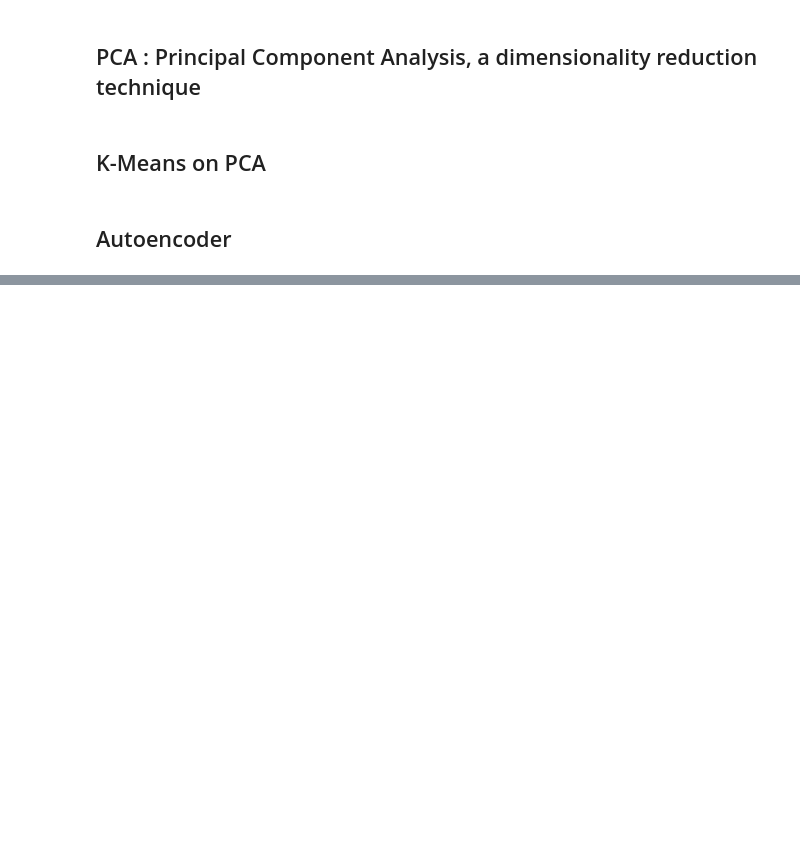
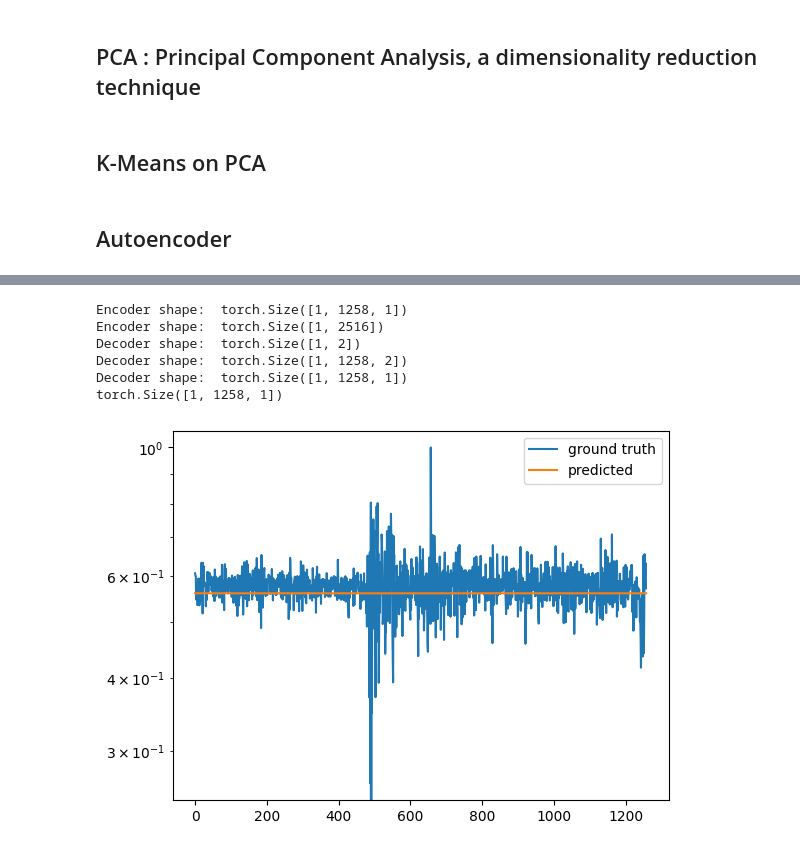
Before and after one commit to MaximeSzymanski/StocksClustering, a Jupyter notebook: clustering_stocks.ipynb, the cells around one changed output, grey strips where cells are left out. Saved outputs shown, nothing was run; the diff lists cells and outputs as text; code cells hidden in the pictures; blank space fills up the shorter version.

Commit message:
Coded the cluster, ready to train

```diff
--- a/clustering_stocks.ipynb
+++ b/clustering_stocks.ipynb
@@ -429,20 +527,0 @@ tensor([[0.2468, 0.3098, 0.3287,  ..., 0.4037, 0.4189, 0.3515],
-# %%
-# Train the model
-epochs = 100000
-
-for epoch in range(epochs):
-    # shuffle X and Y, but keep the same order
-    permutation = torch.randperm(X.size()[0])
-    X = X[permutation]
-    Y = Y[permutation]
-    # Forward pass
-    outputs = model(X)
-    loss = criterion(outputs, X)
-
-    # Backward and optimize
-    optimizer.zero_grad()
-    loss.backward()
-    optimizer.step()
-
-    if (epoch + 1) % 200 == 0:
-        print(f"epoch: {epoch+1}, loss = {loss.item():.9f}")
@@ -495,0 +579,40 @@ plt.show()
+# %%
+# test the model on the training data
+predicted_training = []
+y_values_as_list = []
+
+
+
+# encode the training data
+
+y_pred = model(X[1].unsqueeze(0).unsqueeze(-1))
+train_results = y_pred.detach()
+#
+print(y_pred.detach().cpu().shape)
+y_pred = y_pred.cpu()
+# plot with matplotlib expected vs predicted, the x axis is the years
+
+#train_data['Close'].plot()
+# plot the predicted values as point
+# remove even index
+# put data every number_of_days, and 0 elsewhere to plot the points
+#divide by 2 x axis to plot the points
+plt.plot(X[1].cpu(),label='ground truth')
+
+
+plt.plot(y_pred.squeeze(0).detach().cpu(),label='predicted')
+plt.yscale("log")
+plt.legend()
+
+
+
+
+plt.show()
+# %% [output]
+Encoder shape:  torch.Size([1, 1258, 1])
+Encoder shape:  torch.Size([1, 2516])
+Decoder shape:  torch.Size([1, 2])
+Decoder shape:  torch.Size([1, 1258, 2])
+Decoder shape:  torch.Size([1, 1258, 1])
+torch.Size([1, 1258, 1])
+[figure, added]
```
Also changed, not shown: parts of 22 cells of this notebook.
